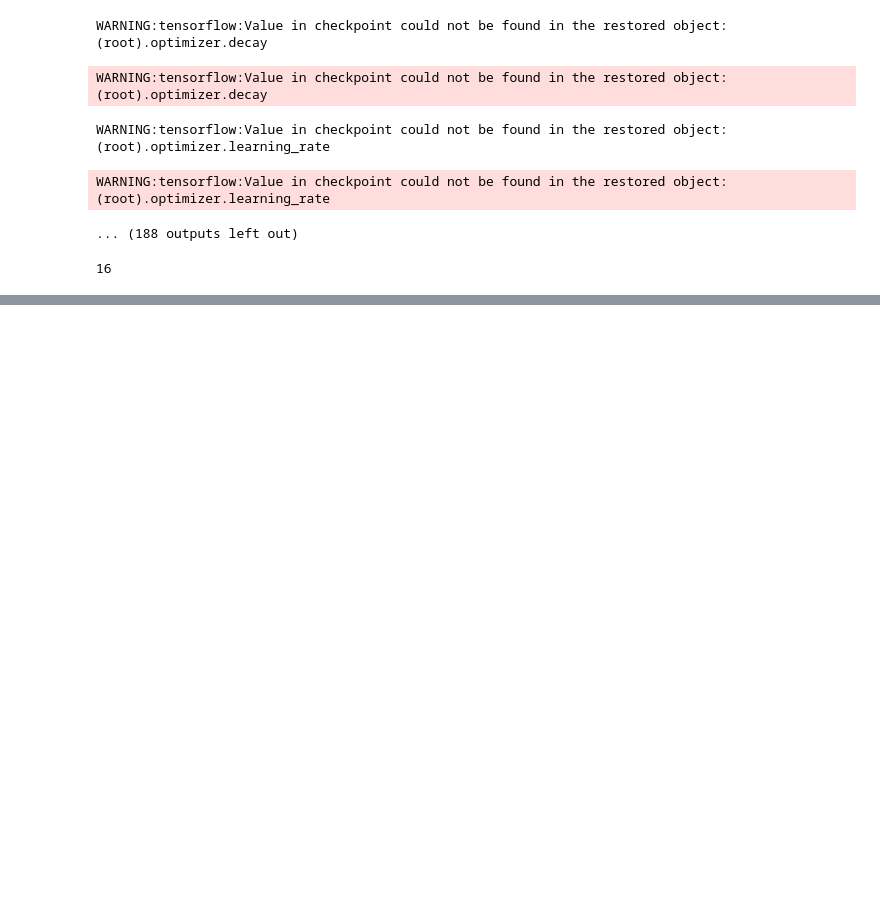
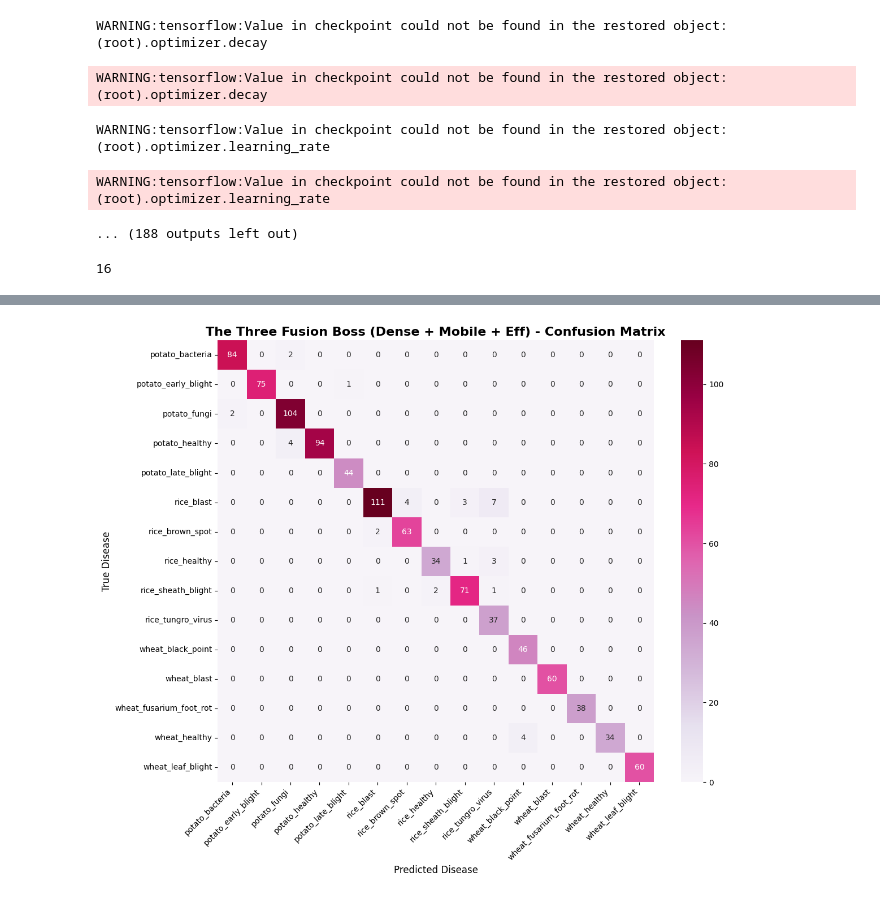
Before and after one commit to shihabpk99/AI-Powered-Crop-Disease-Detection-System, a Jupyter notebook: Final_attempt.ipynb, the cells around one changed output, grey strips where cells are left out. Cells and saved outputs as stored; diff of their text form; code cells hidden in the pictures; blank space fills up the shorter version.

```diff
--- a/Final_attempt.ipynb
+++ b/Final_attempt.ipynb
@@ -1872,0 +2190,94 @@ Found 992 images belonging to 15 classes.
+# %%
+# ==========================================
+# CELL #30 - THESIS DOCUMENTATION: FINAL EVALUATION
+# ==========================================
+import os
+import numpy as np
+import matplotlib.pyplot as plt
+import seaborn as sns
+import tensorflow as tf
+from tensorflow.keras.models import load_model, Model
+from tensorflow.keras.layers import Input, GlobalAveragePooling2D
+from tensorflow.keras.applications import EfficientNetB0
+from tensorflow.keras.preprocessing.image import ImageDataGenerator
+from sklearn.metrics import classification_report, confusion_matrix
+
+print("📝 Initiating Final Exam for The Three Fusion Boss...")
+
+MODEL_DIR = r"D:\Final_Experiment"
+SAVE_DIR = r"D:\Final_Experiment\Offline_Features_V2"
+
+# ---------------------------------------------------------
+# 1. LOAD TEST DATA
+# ---------------------------------------------------------
+print("\n📁 Setting up the Unseen Test Data...")
+test_datagen = ImageDataGenerator()
+test_gen = test_datagen.flow_from_directory(
+    r"D:\MasterDataset\test",
+    target_size=(224, 224),
+    batch_size=8,
+    class_mode='categorical',
+    shuffle=False
+)
+
+# ---------------------------------------------------------
+# 2. LOAD MODELS AND STITCH THEM LIVE
+# ---------------------------------------------------------
+print("\n🧠 Loading and Stitching Models from the Hard Drive...")
+base_dense = load_model(os.path.join(MODEL_DIR, "DenseNet121_FineTuned.keras"))
+ext_dense = Model(inputs=base_dense.input, outputs=base_dense.get_layer("global_pooling").output)
+
+base_mobile = load_model(os.path.join(MODEL_DIR, "MobileNetV2_FineTuned.keras"))
+ext_mobile = Model(inputs=base_mobile.input, outputs=base_mobile.get_layer("global_pooling").output)
+
+eff_inputs = Input(shape=(224, 224, 3))
+b_eff = EfficientNetB0(weights='imagenet', include_top=False, input_shape=(224, 224, 3))
+x_eff = b_eff(eff_inputs, training=False)
+feat_eff = GlobalAveragePooling2D(name="eff_global_pooling")(x_eff)
+ext_eff = Model(inputs=eff_inputs, outputs=feat_eff)
+ext_eff.load_weights(os.path.join(MODEL_DIR, "EfficientNetB0_TF_Weights")).expect_partial()
+
+boss_model = load_model(os.path.join(SAVE_DIR, "Offline_Boss_V2.keras"))
+
+# Stitching the Master App
+farmer_input = Input(shape=(224, 224, 3), name="Raw_Camera_Image")
+f1 = ext_dense(farmer_input)
+f2 = ext_mobile(farmer_input)
+f3 = ext_eff(farmer_input)
+final_pred = boss_model([f1, f2, f3])
+production_model = Model(inputs=farmer_input, outputs=final_pred)
+
+# Compile before evaluating
+production_model.compile(optimizer='adam', loss='categorical_crossentropy', metrics=['accuracy'])
+
+# ---------------------------------------------------------
+# 3. EVALUATE & PLOT
+# ---------------------------------------------------------
+print("\n📊 Evaluating The Three Fusion App on unseen Test Set...")
+test_loss, test_acc = production_model.evaluate(test_gen, verbose=1)
+print(f"\n🏆 Official Three Fusion Test Accuracy: {test_acc * 100:.2f}%")
+
+print("🔍 Generating detailed predictions...")
+test_gen.reset()
+predictions = production_model.predict(test_gen, verbose=0)
+y_pred = np.argmax(predictions, axis=1)
+y_test_true = test_gen.classes
+class_names = list(test_gen.class_indices.keys())
+
+print("\n--- Thesis Documentation: Three Fusion Boss Classification Report ---")
+print(classification_report(y_test_true, y_pred, target_names=class_names))
+
+plt.figure(figsize=(12, 10))
+cm = confusion_matrix(y_test_true, y_pred)
+sns.heatmap(cm, annot=True, fmt='d', cmap='PuRd', xticklabels=class_names, yticklabels=class_names)
+plt.title('The Three Fusion Boss (Dense + Mobile + Eff) - Confusion Matrix', fontsize=16, fontweight='bold')
+plt.ylabel('True Disease', fontsize=12)
+plt.xlabel('Predicted Disease', fontsize=12)
+plt.xticks(rotation=45, ha='right')
+plt.tight_layout()
+
+cm_path = os.path.join(FINAL_DIR, "Three_Fusion_Boss_Confusion_Matrix.png")
+plt.savefig(cm_path)
+print(f"✅ Confusion Matrix safely saved to {cm_path}")
+plt.show()
+# %% [output]
@@ -1872,0 +2302 @@ Found 992 images belonging to 15 classes.
+[figure, added]
```
Also changed, not shown: parts of 12 cells of this notebook.
